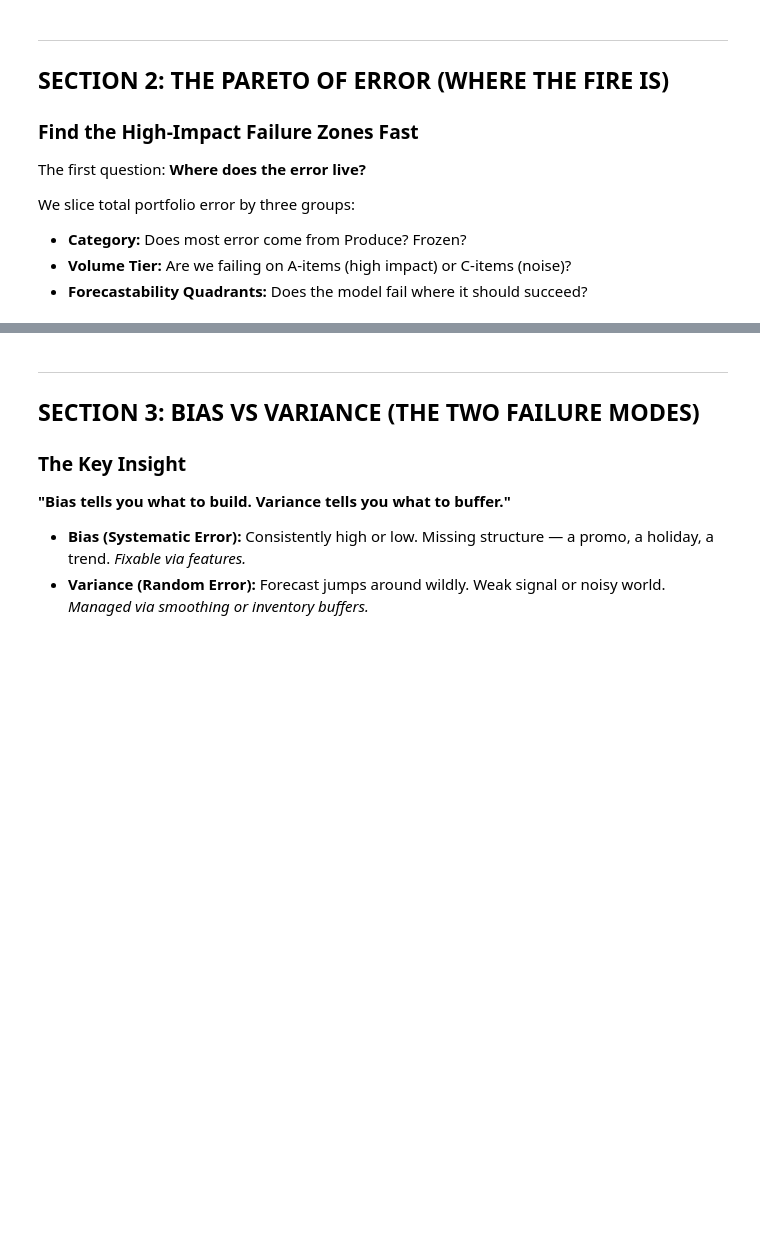
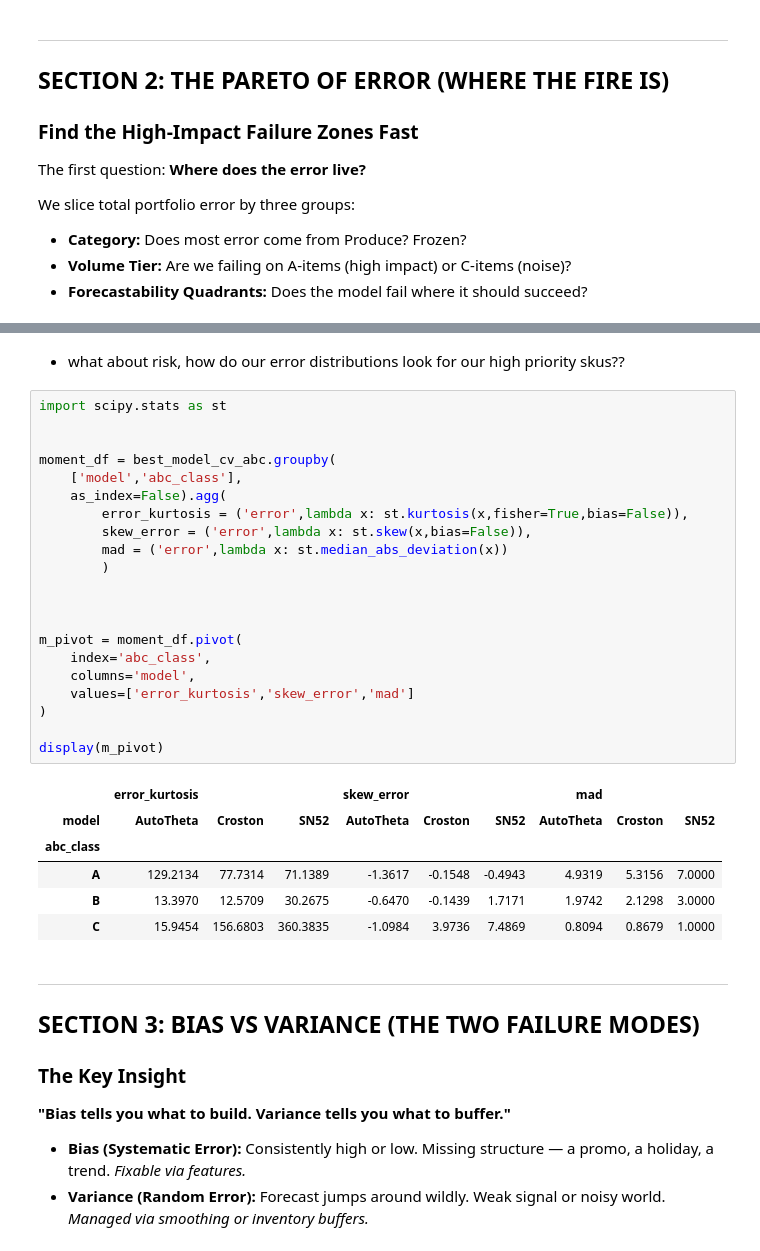
Before and after one commit to forecastacademy/real-world-forecasting-foundations, a Jupyter notebook: notebooks/module_02_baselines/2.06_model_performance_macro.ipynb, the cells around one changed output, grey strips where cells are left out. Cells and saved outputs as stored; diff of their text form; blank space fills up the shorter version.

```diff
--- a/notebooks/module_02_baselines/2.06_model_performance_macro.ipynb
+++ b/notebooks/module_02_baselines/2.06_model_performance_macro.ipynb
@@ -117,3 +217,33 @@ else:
+# %% [markdown]
+* what about risk, how do our error distributions look for our high priority skus??
+# %%
+import scipy.stats as st
+
+
+moment_df = best_model_cv_abc.groupby(
+    ['model','abc_class'],
+    as_index=False).agg(
+        error_kurtosis = ('error',lambda x: st.kurtosis(x,fisher=True,bias=False)),
+        skew_error = ('error',lambda x: st.skew(x,bias=False)),
+        mad = ('error',lambda x: st.median_abs_deviation(x))
+        )
+
+
+
+m_pivot = moment_df.pivot(
+    index='abc_class',
+    columns='model',
+    values=['error_kurtosis','skew_error','mad']
+)
+
+display(m_pivot)
+# %% [output]
+|  | error_kurtosis |  |  | skew_error |  |  | mad |  |  |
+| model | AutoTheta | Croston | SN52 | AutoTheta | Croston | SN52 | AutoTheta | Croston | SN52 |
+| abc_class |  |  |  |  |  |  |  |  |  |
+| A | 129.2134 | 77.7314 | 71.1389 | -1.3617 | -0.1548 | -0.4943 | 4.9319 | 5.3156 | 7.0000 |
+| B | 13.3970 | 12.5709 | 30.2675 | -0.6470 | -0.1439 | 1.7171 | 1.9742 | 2.1298 | 3.0000 |
+| C | 15.9454 | 156.6803 | 360.3835 | -1.0984 | 3.9736 | 7.4869 | 0.8094 | 0.8679 | 1.0000 |
 # %% [markdown]
 ---
 ## SECTION 3: BIAS VS VARIANCE (THE TWO FAILURE MODES)
```
Also changed, not shown: parts of 37 cells of this notebook, 3 other files.
